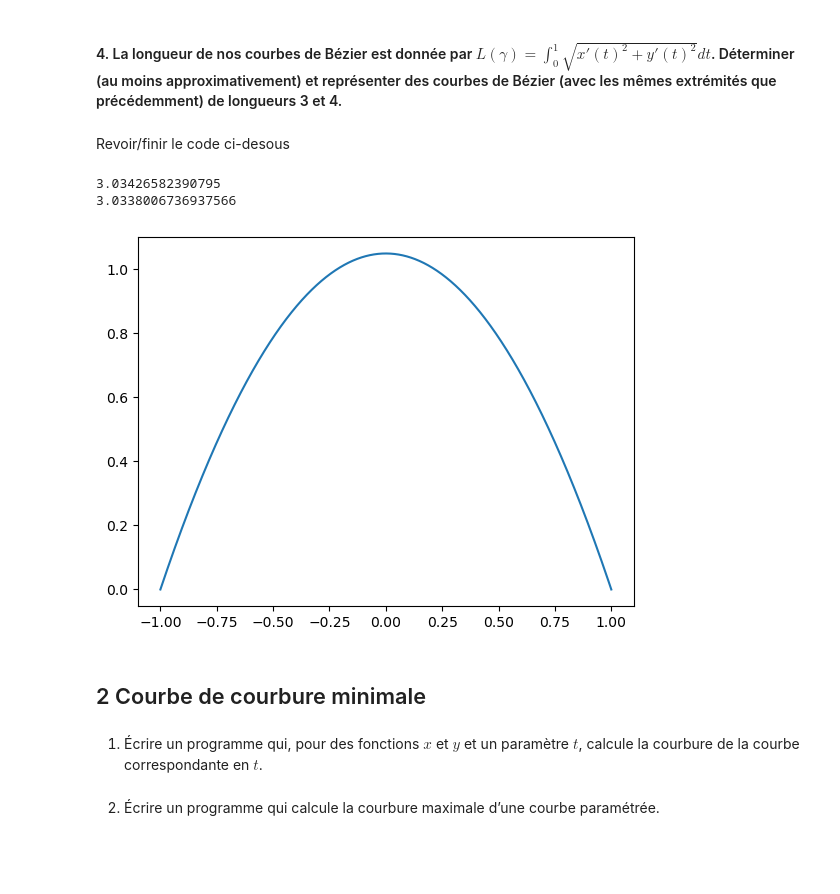
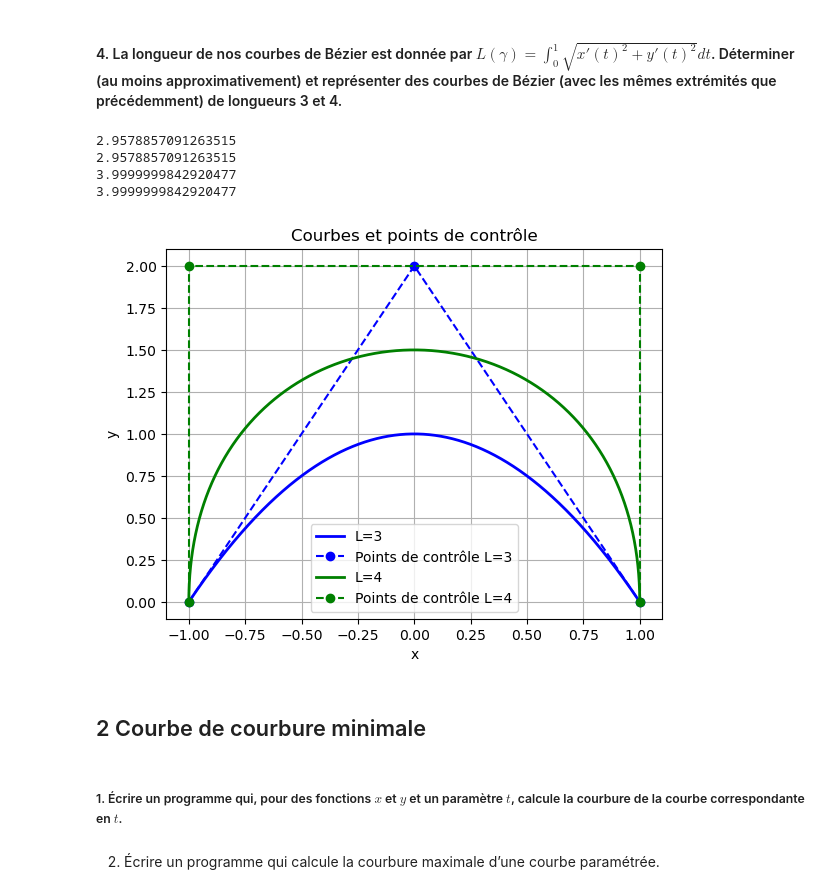
Before and after one commit to EvanTrenchant/Courbure-Minimale-Analyse5, a Jupyter notebook: CourbureMinimale.ipynb, the cells around one changed output. Drawn from its saved outputs; the diff is of its cells as text; code cells hidden in the pictures; blank space fills up the shorter version.

```diff
--- a/CourbureMinimale.ipynb
+++ b/CourbureMinimale.ipynb
@@ -208,48 +208,71 @@ plt.show()
 [figure]
 # %% [markdown]
 #### 4. La longueur de nos courbes de Bézier est donnée par $L(\gamma) = \int_0^1 \sqrt{x'(t)^2 + y'(t)^2} dt$. Déterminer (au moins approximativement) et représenter des courbes de Bézier (avec les mêmes extrémités que précédemment) de longueurs 3 et 4.
-# %% [markdown]
-Revoir/finir le code ci-desous
 # %%
-# Calcule de la longueur de la courbe
-def longueur_courbe(gamma):
-    longueur = 0
-    for i in range(len(gamma) - 1):
 
-        longueur += np.sqrt((gamma[i + 1][0] - gamma[i][0]) ** 2 + (gamma[i + 1][1] - gamma[i][1]) ** 2)
-    return longueur
-
-A = [[-1,0],[0,2.1],[1,0]]
-GAMMA1=gamma(A)
-GAMMA1=np.array(GAMMA1)
-print(longueur_courbe(GAMMA1))
-plt.plot(GAMMA1[:,0],GAMMA1[:,1], label='gamma')
+def pente (x1, x2, y1, y2):  # pente entre deux points
+    return (y2 - y1) / (x2 - x1)
 
 def derivee (liste):  # dérivée d'une liste
     derivee = []
     for i in range (len(liste) - 1):
         derivee.append(pente(i, i + 1, liste[i], liste[i + 1]))
     return derivee
-# Calcule de la longueur de la courbe : L = \int{0}^{1} \sqrt{dx/dt^2 + dz/dt^2} dt
-def longueur_courbe_v2(A) :
+
+def longueur_courbe(GAMMA) :  # Calcule de la longueur de la courbe
+    longeur = 0
+    for i in range(len(GAMMA) - 1):
+        longeur += np.sqrt((GAMMA[i + 1][0] - GAMMA[i][0]) ** 2 + (GAMMA[i + 1][1] - GAMMA[i][1]) ** 2)
+    return longeur
+
+def longueur_courbe_v2(A) :  # Calcule de la longueur de la courbe
     longueur = 0
     Xliste = X(A)
     Xprime = derivee(Xliste)
     Zliste = Z(A)
     Zprime = derivee(Zliste)
-    for i in range(len(Xprime) - 1) :
+    for i in range(len(Xprime)) :
         longueur += np.sqrt((Xprime[i] ** 2 + Zprime[i] ** 2))
     return longueur
-
-print(longueur_courbe_v2(A))
-# %% [output]
-3.03426582390795
-3.0338006736937566
-[figure, removed]
+# %%
+A = [[-1, 0], [0, 2], [1, 0]]
+GAMMA1 = gamma(A)
+GAMMA1 = np.array(GAMMA1)
+
+print(longueur_courbe(GAMMA1))
+print(longueur_courbe_v2(A))
+
+plt.plot(GAMMA1[:, 0], GAMMA1[:, 1], label='L=3', color='blue', linestyle='-', linewidth=2)
+A2 = np.array(A)
+plt.plot(A2[:, 0], A2[:, 1], linestyle='--', label='Points de contrôle L=3', color='blue', marker='o')
+
+A = [[-1, 0], [-1, 2], [1, 2], [1, 0]]
+GAMMA1 = gamma(A)
+GAMMA1 = np.array(GAMMA1)
+
+print(longueur_courbe(GAMMA1))
+print(longueur_courbe_v2(A))
+
+plt.plot(GAMMA1[:, 0], GAMMA1[:, 1], label='L=4', color='green', linestyle='-', linewidth=2)
+A2 = np.array(A)
+plt.plot(A2[:, 0], A2[:, 1], linestyle='--', label='Points de contrôle L=4', color='green', marker='o')
+
+plt.legend()
+plt.xlabel('x')
+plt.ylabel('y')
+plt.title('Courbes et points de contrôle')
+plt.grid(True)
+plt.show()
+# %% [output]
+2.9578857091263515
+2.9578857091263515
+3.9999999842920477
+3.9999999842920477
+[figure, added]
 # %% [markdown]
 ## 2 Courbe de courbure minimale
 # %% [markdown]
-1. Écrire un programme qui, pour des fonctions $x$ et $y$ et un paramètre $t$, calcule la courbure de la courbe correspondante en $t$.
+##### 1. Écrire un programme qui, pour des fonctions $x$ et $y$ et un paramètre $t$, calcule la courbure de la courbe correspondante en $t$.
 # %% [markdown]
 2. Écrire un programme qui calcule la courbure maximale d’une courbe paramétrée.
 # %% [markdown]
```
Also changed, not shown: parts of 8 cells of this notebook, 1 other file.
